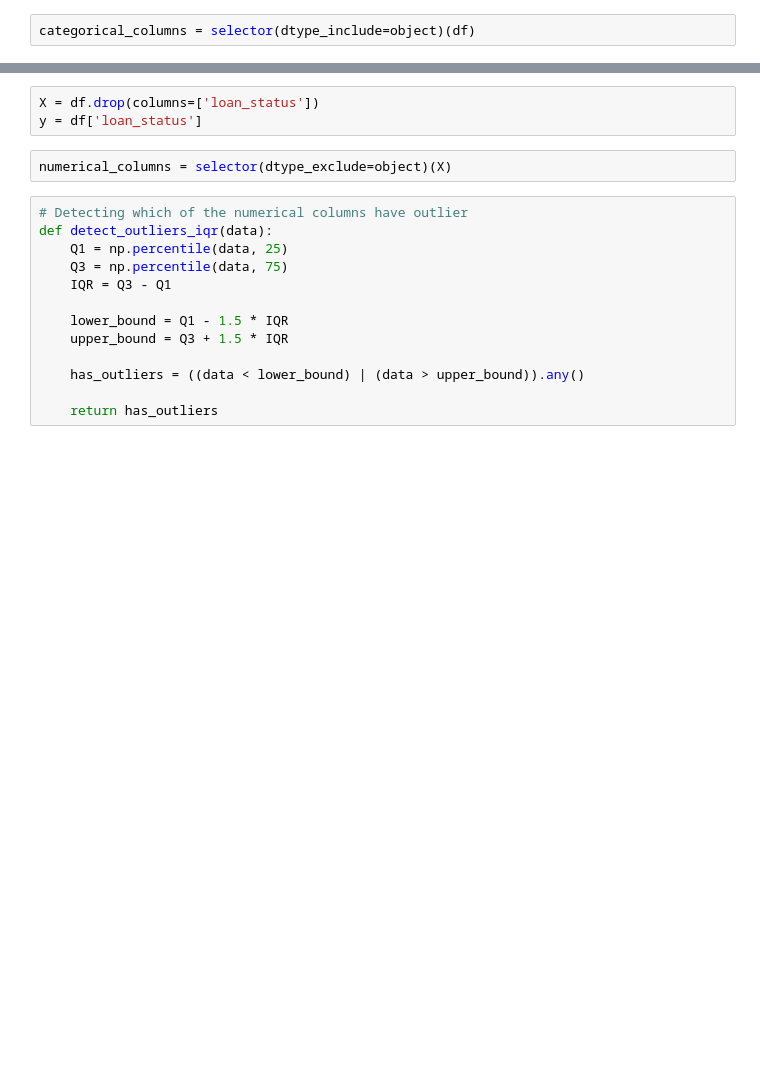
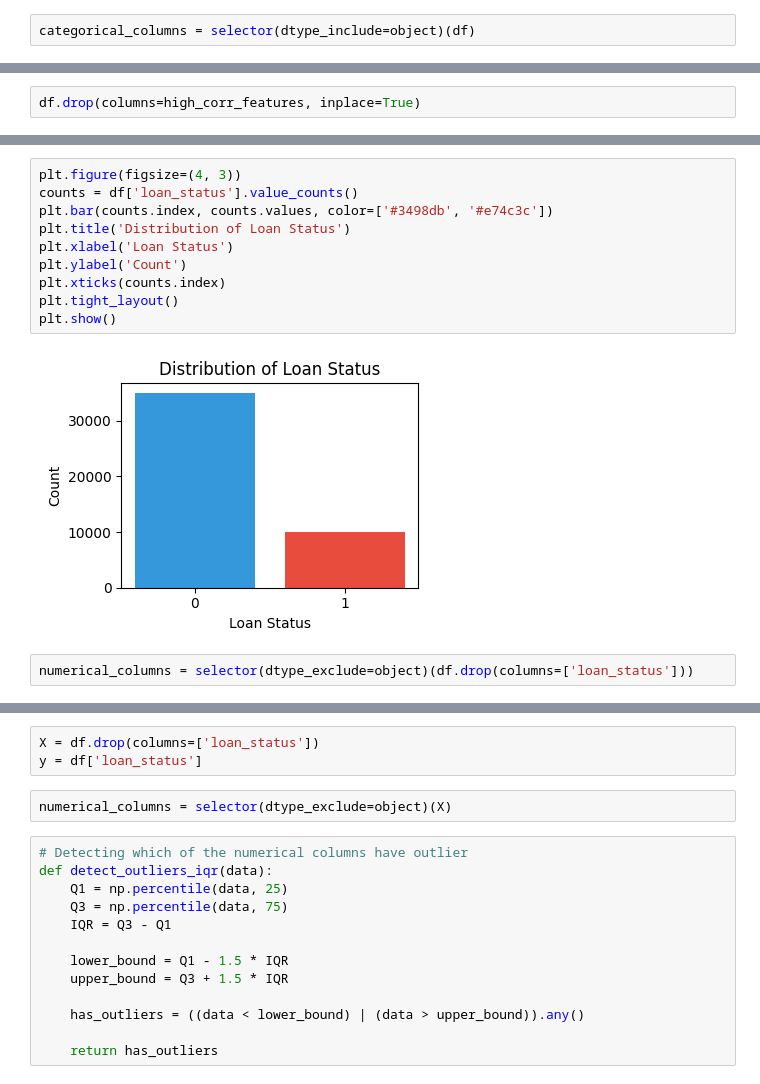
Before and after one commit to Anisah043/loan_approval, a Jupyter notebook: Loan_Approval.ipynb, the cells around one changed output, grey strips where cells are left out. Cells and saved outputs as stored; diff of their text form; blank space fills up the shorter version.

```diff
--- a/Loan_Approval.ipynb
+++ b/Loan_Approval.ipynb
@@ -70,0 +139,2 @@ for col in categorical_columns:
+# %%
+df.drop(columns=high_corr_features, inplace=True)
@@ -70,0 +163,14 @@ for col in categorical_columns:
+# %%
+plt.figure(figsize=(4, 3))
+counts = df['loan_status'].value_counts()
+plt.bar(counts.index, counts.values, color=['#3498db', '#e74c3c'])
+plt.title('Distribution of Loan Status')
+plt.xlabel('Loan Status')
+plt.ylabel('Count')
+plt.xticks(counts.index)
+plt.tight_layout()
+plt.show()
+# %% [output]
+[figure, added]
+# %%
+numerical_columns = selector(dtype_exclude=object)(df.drop(columns=['loan_status']))
```
Also changed, not shown: parts of 23 cells of this notebook, 2 other files.
